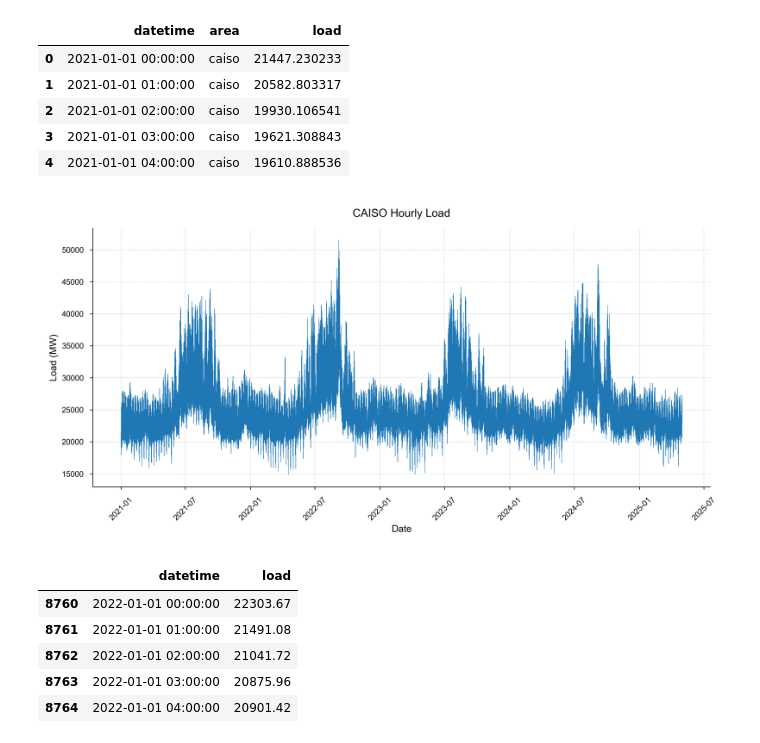
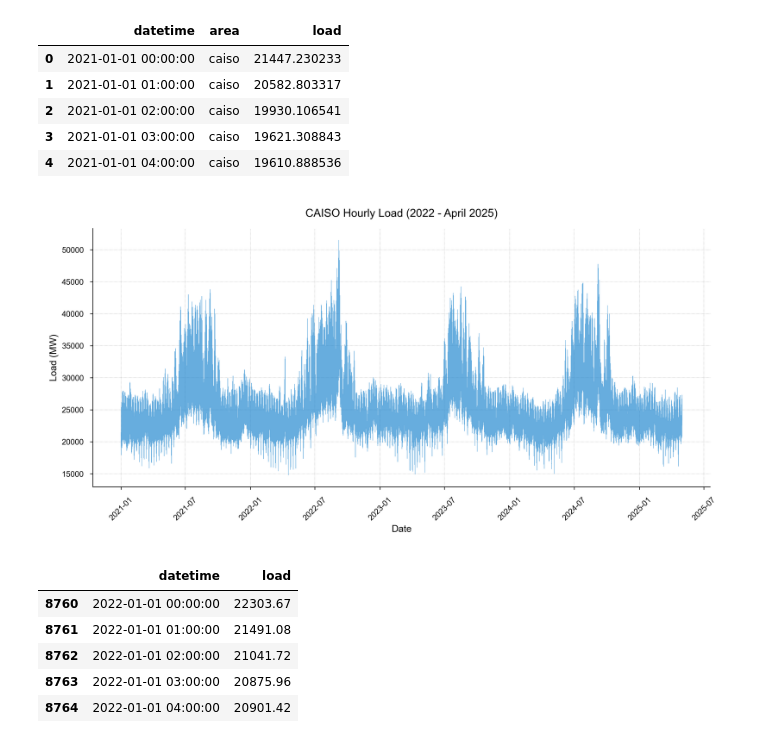
Before and after one commit to joypauls/forecastiso, a Jupyter notebook: notebooks/dev.ipynb, the cells around one changed output. Drawn from its saved outputs; the diff is of its cells as text; code cells hidden in the pictures.

```diff
--- a/notebooks/dev.ipynb
+++ b/notebooks/dev.ipynb
@@ -43,14 +47,14 @@ df = df.drop(columns=["area"])
 # %%
 # line plot
 plt.figure(figsize=(12, 6))
-plt.plot(df["datetime"], df["load"], label="Load", linewidth=0.5)
-plt.title("CAISO Hourly Load")
+plt.plot(df["datetime"], df["load"], label="Load", linewidth=0.5, alpha=0.7)
+plt.title("CAISO Hourly Load (2022 - April 2025)")
 plt.xlabel("Date")
 plt.ylabel("Load (MW)")
 plt.xticks(rotation=45)
 plt.show()
 # %% [output]
-[figure, old version]
+[figure, new version]
 # %%
 # filter for a specific date range
 start_date = "2022-01-01"
```
Also changed, not shown: parts of 19 cells of this notebook, 2 other files.
